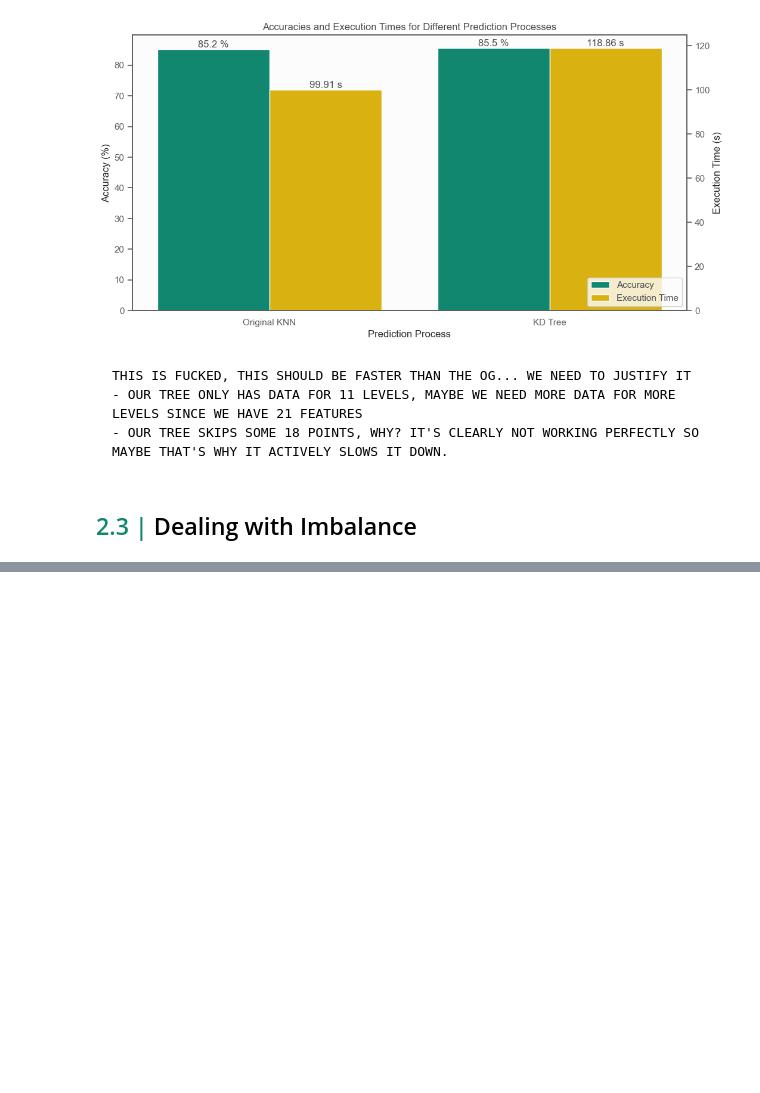
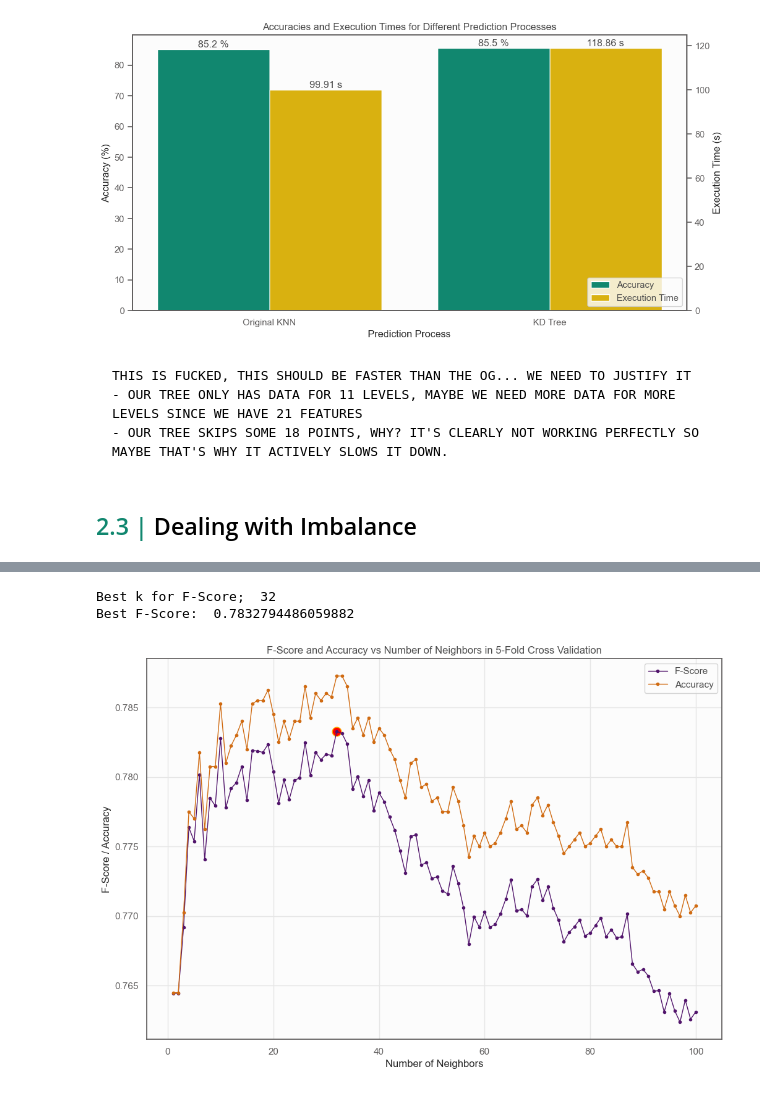
Before and after one commit to ChelsyMena/knn-implementation, a Jupyter notebook: main.ipynb, the cells around one changed output, grey strips where cells are left out. Saved outputs shown, nothing was run; the diff lists cells and outputs as text; code cells hidden in the pictures; blank space fills up the shorter version.

```diff
--- a/main.ipynb
+++ b/main.ipynb
@@ -904,44 +1027,43 @@ def f_score(preds, true_labels):
 # %%
-n_splits_values = [5]
-f_scores = {n_splits: [] for n_splits in n_splits_values}
+# To plot
+f_scores[n_splits] = avg_f_scores
+accuracies[n_splits] = avg_accuracies
 
-best_k_per_split = {}
-best_f_scores = []
-variances_table = []
+# To Evaluate
+best_f_score = max(avg_f_scores)
+best_accuracy = max(avg_accuracies)
+best_k = avg_f_scores.index(best_f_score)+1
+print("Best k for F-Score: ", best_k)
+print("Best F-Score: ", best_f_score)
+# best_k_per_split[n_splits] = best_k
+# best_f_scores.append((n_splits, best_k, best_f_score))
 
-for n_splits in n_splits_values:
+# variances_table.append((n_splits, np.mean(variances)))
 
-    avg_f_scores, variances = custom_k_fold(train_data, n_folds=n_splits, k_range=(1, 101))
+# best_avg_f_score_table = pd.DataFrame(best_f_scores, columns=['n_splits', 'Best k', 'Best Average F-Score'])
+# variance_table = pd.DataFrame(variances_table, columns=['n_splits', 'Variance'])
 
-    # To plot
-    f_scores[n_splits] = avg_f_scores
+# print("\nBest Average F-Score Table:")
+# print(best_avg_f_score_table)
 
-    # To Evaluate
-    best_f_scores = max(avg_f_scores)
-    best_k = avg_f_scores.index(best_f_scores)+1
-    best_k_per_split[n_splits] = best_k
-    best_f_scores.append((n_splits, best_k, best_f_scores))
-
-    variances_table.append((n_splits, np.mean(variances)))
-
-best_avg_f_score_table = pd.DataFrame(best_f_scores, columns=['n_splits', 'Best k', 'Best Average F-Score'])
-variance_table = pd.DataFrame(variances_table, columns=['n_splits', 'Variance'])
-
-print("\nBest Average F-Score Table:")
-print(best_avg_f_score_table)
-
-print("\nVariance Table:")
-print(variance_table)
+# print("\nVariance Table:")
+# print(variance_table)
 
 plt.figure(figsize=(12, 8))
 for n_splits in n_splits_values:
-    plt.plot(list(range(1,101)), f_scores[n_splits], label=f'{n_splits}', linestyle='-', marker='o', markersize=3, linewidth=1)
+    plt.plot(list(range(1,101)), f_scores[n_splits], label=f'F-Score', linestyle='-', marker='o', markersize=3, linewidth=1)
+    plt.plot(list(range(1,101)), accuracies[n_splits], label=f'Accuracy', linestyle='-', marker='o', markersize=3, linewidth=1)
 
-for n_splits, best_k, best_f_score in best_f_scores:
-    plt.scatter(best_k, best_f_score, color='red', marker='o', s=110, edgecolor='orange', linewidth=1)
+#for n_splits, best_k, best_f_score in best_f_scores:
+plt.scatter(best_k, best_f_score, color='red', marker='o', s=110, edgecolor='orange', linewidth=1)
 
-plt.xlabel('k Neighbors')
-plt.ylabel('F-Score')
-plt.title('F-Score vs k in 5-Fold Cross Validation')
+plt.xlabel('Number of Neighbors')
+plt.ylabel('F-Score / Accuracy')
+plt.title('F-Score and Accuracy vs Number of Neighbors in 5-Fold Cross Validation')
 plt.grid(True)
+plt.legend()
 plt.show()
+# %% [output]
+Best k for F-Score;  32
+Best F-Score:  0.7832794486059882
+[figure, added]
```
Also changed, not shown: parts of 12 cells of this notebook, 1 other file.
